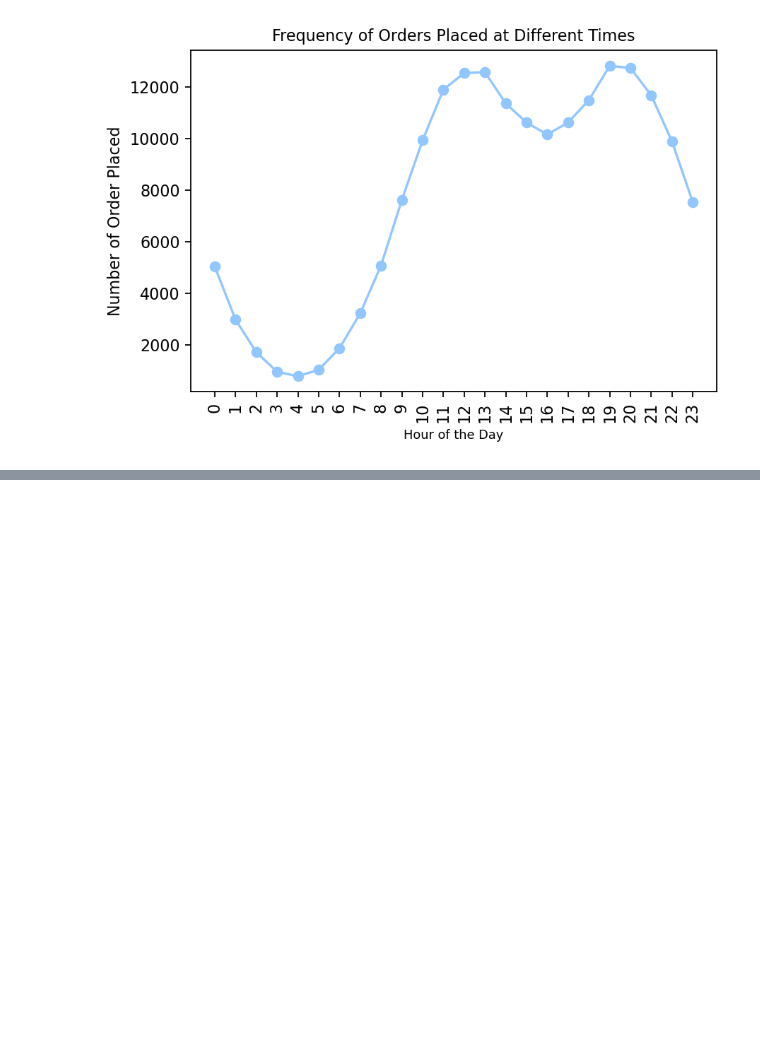
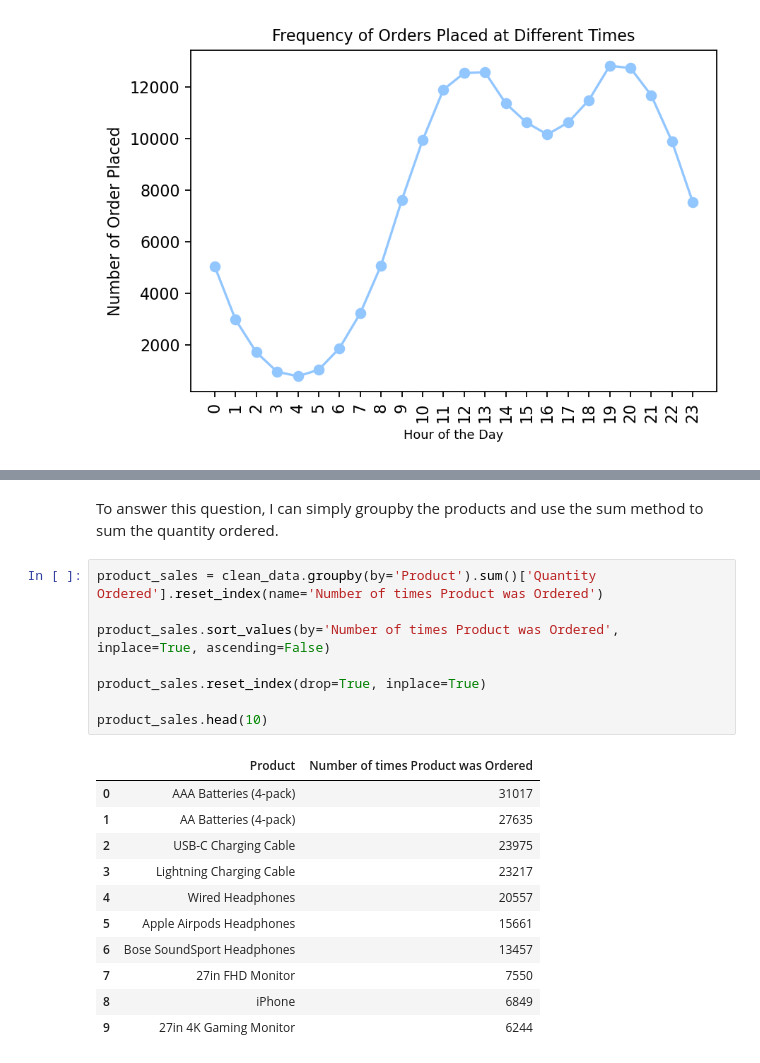
Before and after one commit to tajpatel58/Machine-Learning-, a Jupyter notebook: Data Science Practice/Sales Analysis/Sales_Analysis.ipynb, the cells around one changed output, grey strips where cells are left out. Drawn from its saved outputs; the diff is of its cells as text; blank space fills up the shorter version.

```diff
--- a/Data Science Practice/Sales Analysis/Sales_Analysis.ipynb
+++ b/Data Science Practice/Sales Analysis/Sales_Analysis.ipynb
@@ -256,0 +355,22 @@ Question 3 Answer: Based on this plot we can see that 11:30-13:30 and 18:30-20:3
+# %% [markdown]
+To answer this question, I can simply groupby the products and use the sum method to sum the quantity ordered.
+# %%
+product_sales = clean_data.groupby(by='Product').sum()['Quantity Ordered'].reset_index(name='Number of times Product was Ordered')
+
+product_sales.sort_values(by='Number of times Product was Ordered', inplace=True, ascending=False)
+
+product_sales.reset_index(drop=True, inplace=True)
+
+product_sales.head(10)
+# %% [output]
+|  | Product | Number of times Product was Ordered |
+| 0 | AAA Batteries (4-pack) | 31017 |
+| 1 | AA Batteries (4-pack) | 27635 |
+| 2 | USB-C Charging Cable | 23975 |
+| 3 | Lightning Charging Cable | 23217 |
+| 4 | Wired Headphones | 20557 |
+| 5 | Apple Airpods Headphones | 15661 |
+| 6 | Bose SoundSport Headphones | 13457 |
+| 7 | 27in FHD Monitor | 7550 |
+| 8 | iPhone | 6849 |
+| 9 | 27in 4K Gaming Monitor | 6244 |
```
Also changed, not shown: parts of 21 cells of this notebook.
